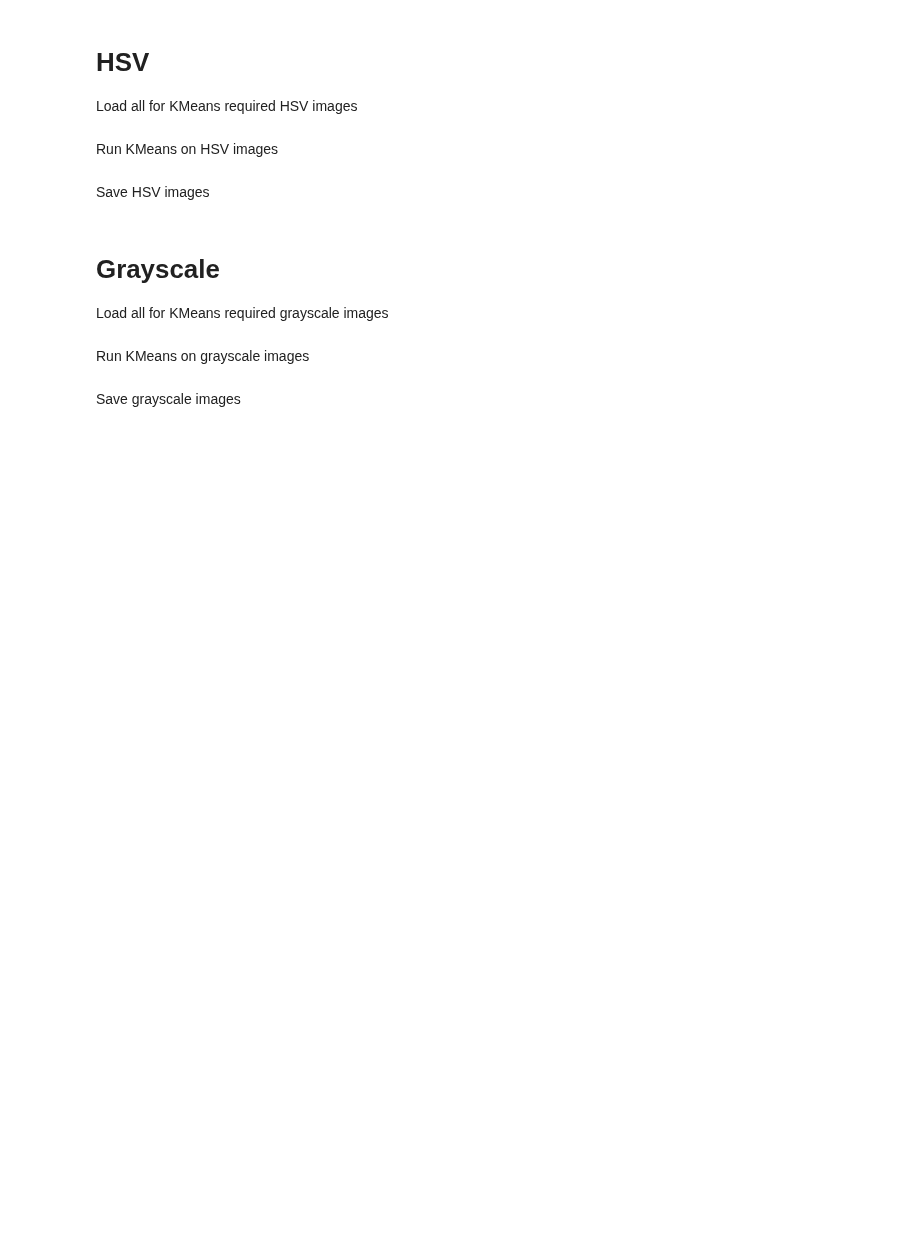
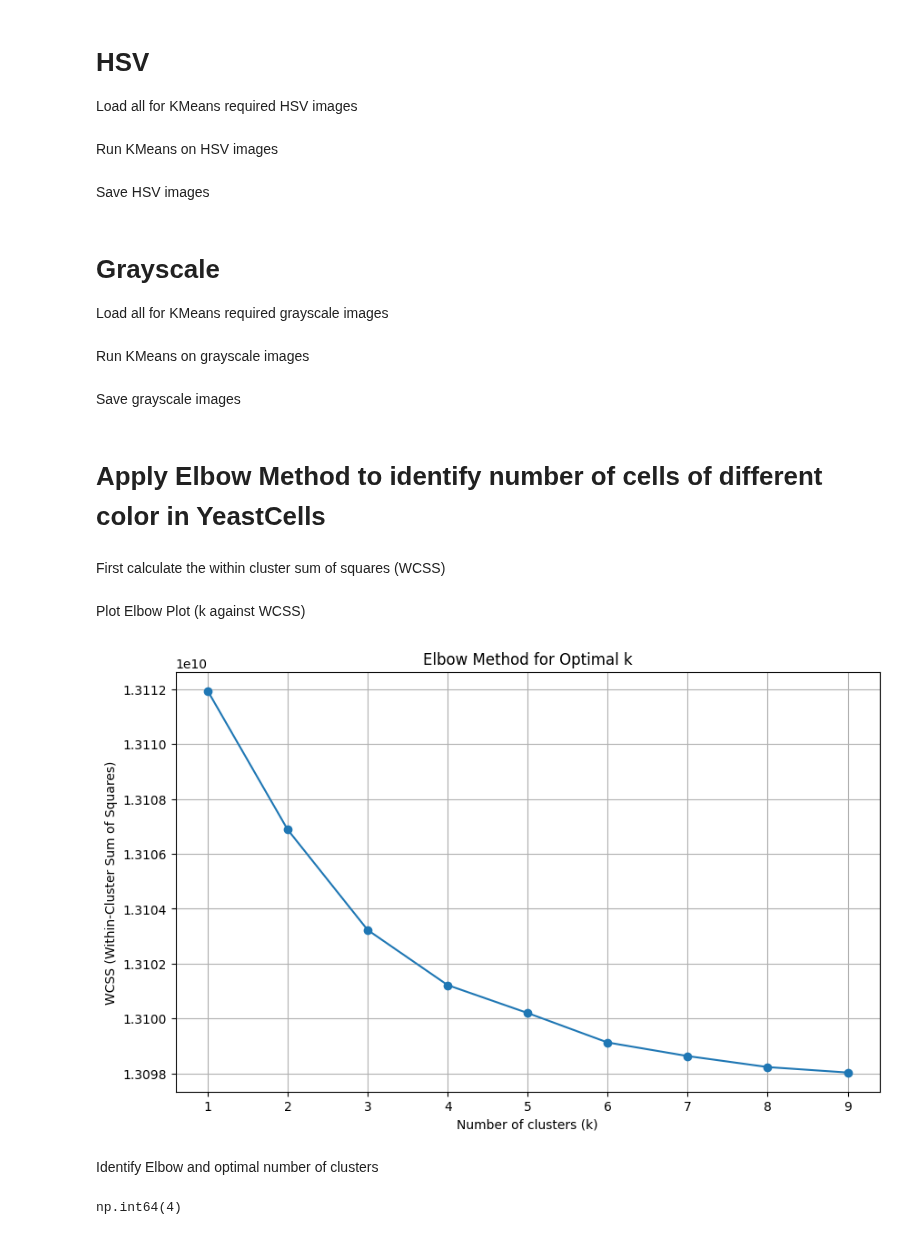
Before and after one commit to BiomedicalImageAnalysis2025/topic01_team04, a Jupyter notebook: Code/FinalKMeans.ipynb, the cells around one changed output. Cells and saved outputs as stored; diff of their text form; code cells hidden in the pictures; blank space fills up the shorter version.

Commit message:
Applied Elbowmethod on YeastCells and identified number of different colors

```diff
--- a/Code/FinalKMeans.ipynb
+++ b/Code/FinalKMeans.ipynb
@@ -93,3 +96,23 @@ Save grayscale images
 #save_image_universal(clustered_gray_t52, 'Images\Segmented_Images\SegIntoTwoClusters\grayscale_segmented_images\clustered_gray_norm_t52.png', space='gray')
 #save_image_universal(clustered_gray_t75, 'Images\Segmented_Images\SegIntoTwoClusters\grayscale_segmented_images\clustered_gray_norm_t75.png', space='gray')
 #save_image_universal(clustered_gray_t79, 'Images\Segmented_Images\SegIntoTwoClusters\grayscale_segmented_images\clustered_gray_norm_t79.png', space='gray')
+# %% [markdown]
+# Apply Elbow Method to identify number of cells of different color in YeastCells
+# %% [markdown]
+First calculate the within cluster sum of squares (WCSS)
+# %%
+WCSS_RGB = elbow_method(RGB_YeastCells, 10)
+# %% [markdown]
+Plot Elbow Plot (k against WCSS)
+# %%
+plot_elbow_method(WCSS_RGB[1:])
+# %% [output]
+[figure, added]
+# %% [markdown]
+Identify Elbow and optimal number of clusters
+# %%
+ideal_k = find_elbow(WCSS_RGB[1:])
+
+ideal_k
+# %% [output]
+np.int64(4)
```
Also changed, not shown: parts of 15 cells of this notebook, 8 other files.
